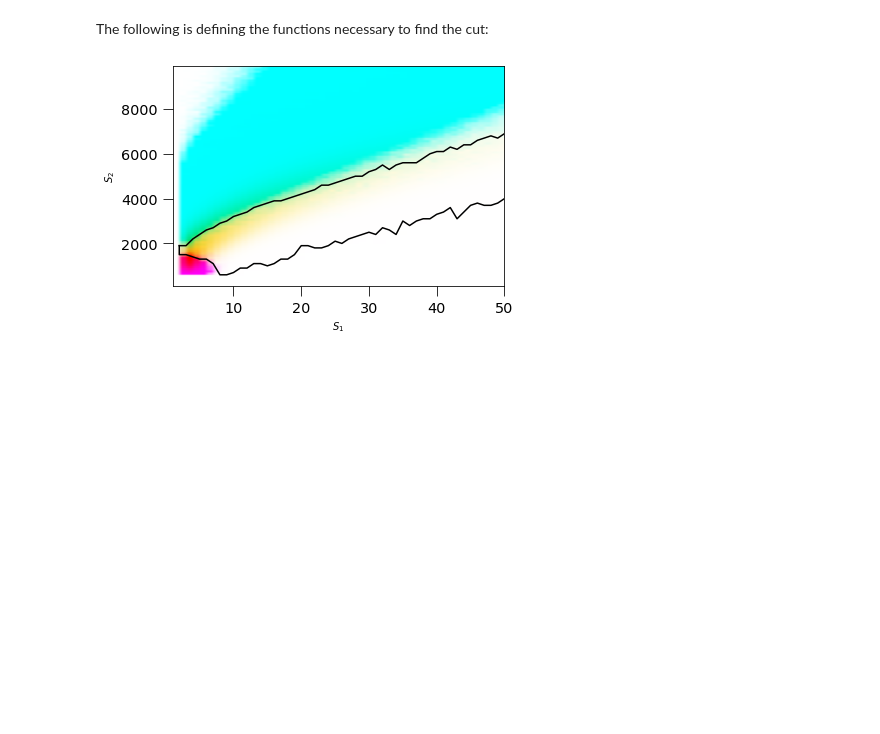
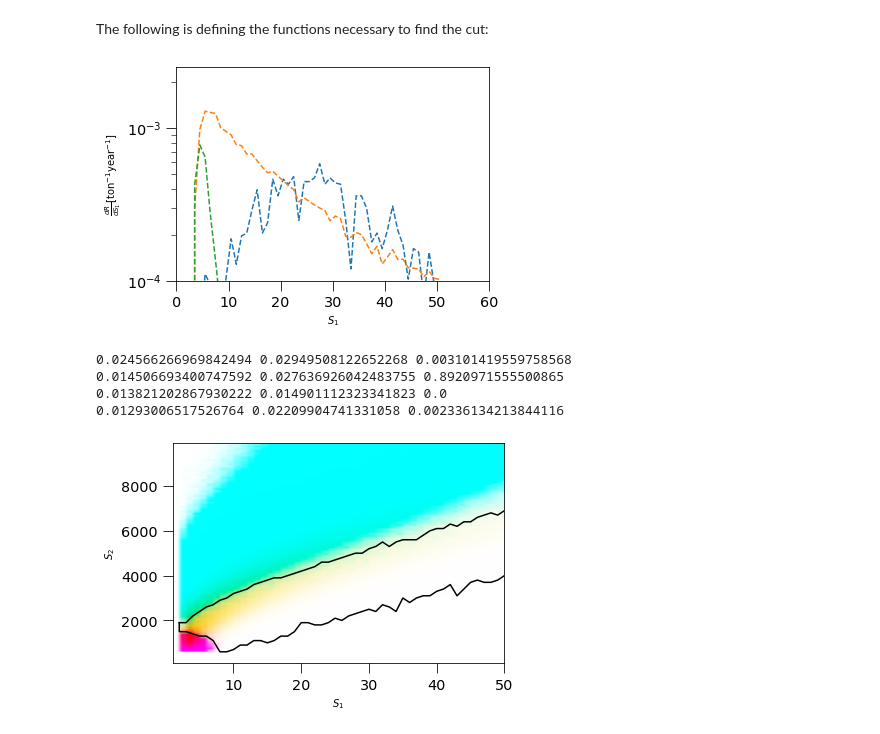
Before and after one commit to ItayBM/NeutrinoFogs, a Jupyter notebook: NeutrinoFogElectroWIMPs.ipynb, the cells around one changed output. Drawn from its saved outputs; the diff is of its cells as text; code cells hidden in the pictures; blank space fills up the shorter version.

Commit message:
Final push for v1 of the paper (hopefully). Added a readme.

```diff
--- a/NeutrinoFogElectroWIMPs.ipynb
+++ b/NeutrinoFogElectroWIMPs.ipynb
@@ -769,0 +775,50 @@ fulldict['maskmed']=deepcopy(maskmed)
+# %%
+#Median Mask (note that this plot is not used in the main paper, it was used by us to have a better grasp of things)
+newmaskmed=findmedianmask(signalrate)
+plt.plot((fulldict['S1bins'][:-1]+fulldict['S1bins'][1:])/2,np.sum(fulldict['BinnedSpect']['Bkg_ER_solarnu']*newmaskmed*newmask,axis=1),'--')#,color=mcolors.CSS4_COLORS['magenta'])
+plt.plot((fulldict['S1bins'][:-1]+fulldict['S1bins'][1:])/2,np.sum(fulldict['BinnedSpect']['Bkg_NR_othernu']*newmaskmed*newmask,axis=1),'--')#,color=mcolors.CSS4_COLORS['darkblue'])
+plt.plot((fulldict['S1bins'][:-1]+fulldict['S1bins'][1:])/2,np.sum(fulldict['BinnedSpect']['Bkg_NR_solarnu']*newmaskmed*newmask,axis=1),'--')#,color=mcolors.CSS4_COLORS['darkgreen'])
+plt.ylim(10**(-4),0.0025)
+plt.xlim(0,60)
+plt.xlabel(r'$S_{1}$')
+plt.ylabel(r'$\frac{dR}{dS_{1}}[{\rm ton}^{-1}{\rm year}^{-1}]$')
+plt.tight_layout()
+
+
+plt.yscale('log')
+
+plt.savefig('RatesPerS1V0.pdf')
+# %% [output]
+[figure, added]
+# %%
+#Checking event
+ERsolar=np.trapz(x=(fulldict['S1bins'][:-1]+fulldict['S1bins'][1:])/2,y=np.sum(fulldict['BinnedSpect']['Bkg_ER_solarnu']*newmask,axis=1))
+NRnu=np.trapz(x=(fulldict['S1bins'][:-1]+fulldict['S1bins'][1:])/2,y=np.sum(fulldict['BinnedSpect']['Bkg_NR_othernu']*newmask,axis=1))
+NRSolar=np.trapz(x=(fulldict['S1bins'][:-1]+fulldict['S1bins'][1:])/2,y=np.sum(fulldict['BinnedSpect']['Bkg_NR_solarnu']*newmask,axis=1))
+
+print(ERsolar,NRnu,NRSolar)
+
+ERsolar=np.trapz(x=(fulldict['S1bins'][:-1]+fulldict['S1bins'][1:])/2,y=np.sum(fulldict['BinnedSpect']['Bkg_ER_solarnu']*newmaskmed,axis=1))
+NRnu=np.trapz(x=(fulldict['S1bins'][:-1]+fulldict['S1bins'][1:])/2,y=np.sum(fulldict['BinnedSpect']['Bkg_NR_othernu']*newmaskmed,axis=1))
+NRSolar=np.trapz(x=(fulldict['S1bins'][:-1]+fulldict['S1bins'][1:])/2,y=np.sum(fulldict['BinnedSpect']['Bkg_NR_solarnu']*newmaskmed,axis=1))
+
+print(ERsolar,NRnu,NRSolar)
+
+ERsolar=np.trapz(x=(fulldict['S1bins'][10:-1]+fulldict['S1bins'][11:])/2,y=np.sum(fulldict['BinnedSpect']['Bkg_ER_solarnu']*newmaskmed,axis=1)[10:])
+NRnu=np.trapz(x=(fulldict['S1bins'][10:-1]+fulldict['S1bins'][11:])/2,y=np.sum(fulldict['BinnedSpect']['Bkg_NR_othernu']*newmaskmed,axis=1)[10:])
+NRSolar=np.trapz(x=(fulldict['S1bins'][10:-1]+fulldict['S1bins'][11:])/2,y=np.sum(fulldict['BinnedSpect']['Bkg_NR_solarnu']*newmaskmed,axis=1)[10:])
+
+print(ERsolar,NRnu,NRSolar)
+
+
+
+ERsolar=np.trapz(x=(fulldict['S1bins'][:-1]+fulldict['S1bins'][1:])/2,y=np.sum(fulldict['BinnedSpect']['Bkg_ER_solarnu']*newmaskmed*newmask,axis=1))
+NRnu=np.trapz(x=(fulldict['S1bins'][:-1]+fulldict['S1bins'][1:])/2,y=np.sum(fulldict['BinnedSpect']['Bkg_NR_othernu']*newmaskmed*newmask,axis=1))
+NRSolar=np.trapz(x=(fulldict['S1bins'][:-1]+fulldict['S1bins'][1:])/2,y=np.sum(fulldict['BinnedSpect']['Bkg_NR_solarnu']*newmaskmed*newmask,axis=1))
+
+print(ERsolar,NRnu,NRSolar)
+# %% [output]
+0.024566266969842494 0.02949508122652268 0.003101419559758568
+0.014506693400747592 0.027636926042483755 0.8920971555500865
+0.013821202867930222 0.014901112323341823 0.0
+0.01293006517526764 0.02209904741331058 0.002336134213844116
```
Also changed, not shown: parts of 30 cells of this notebook, 19 other files.
